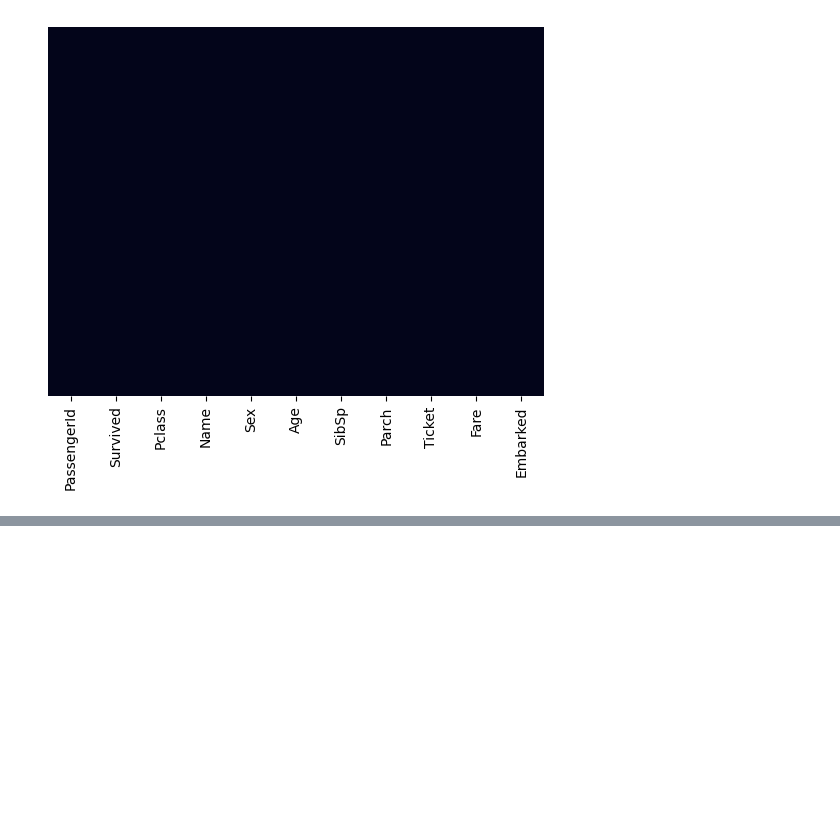
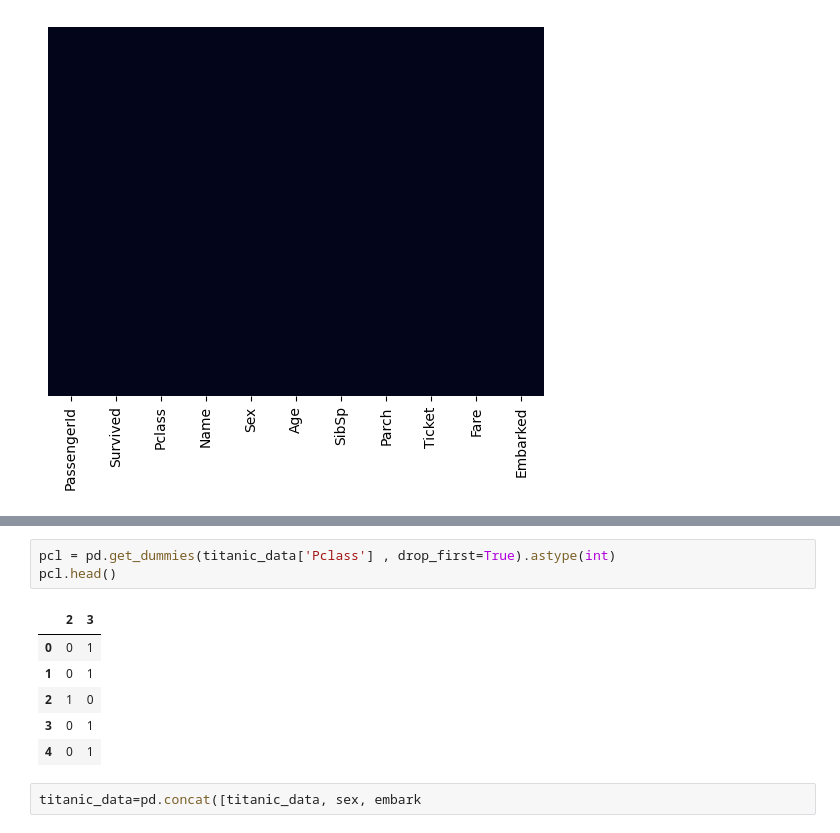
Before and after one commit to simocompsci/MLpractice, a Jupyter notebook: LogisticReg.ipynb, the cells around one changed output, grey strips where cells are left out. Drawn from its saved outputs; the diff is of its cells as text; blank space fills up the shorter version.

```diff
--- a/LogisticReg.ipynb
+++ b/LogisticReg.ipynb
@@ -158,0 +159,12 @@ embark.head()
+# %%
+pcl = pd.get_dummies(titanic_data['Pclass'] , drop_first=True).astype(int)
+pcl.head()
+# %% [output]
+|  | 2 | 3 |
+| 0 | 0 | 1 |
+| 1 | 0 | 1 |
+| 2 | 1 | 0 |
+| 3 | 0 | 1 |
+| 4 | 0 | 1 |
+# %%
+titanic_data=pd.concat([titanic_data, sex, embark
```
Also changed, not shown: parts of 2 cells of this notebook.
